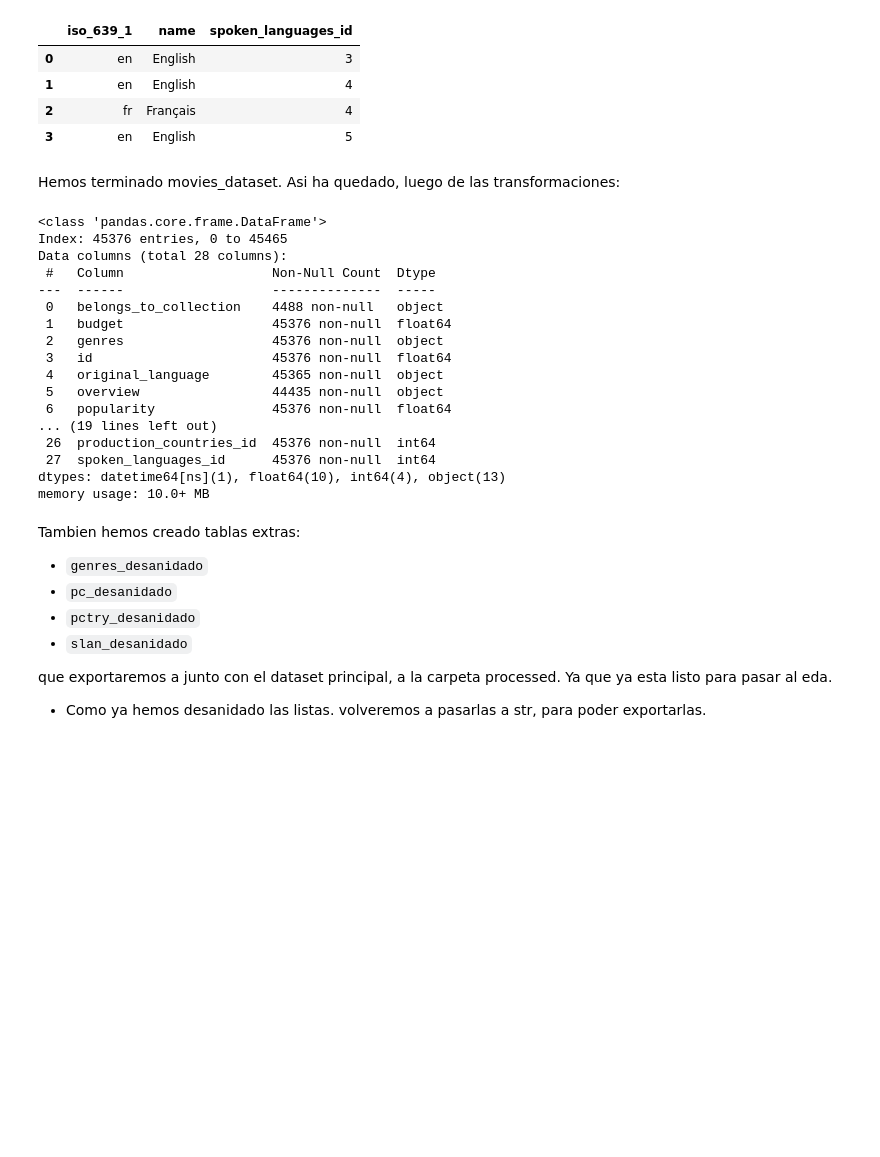
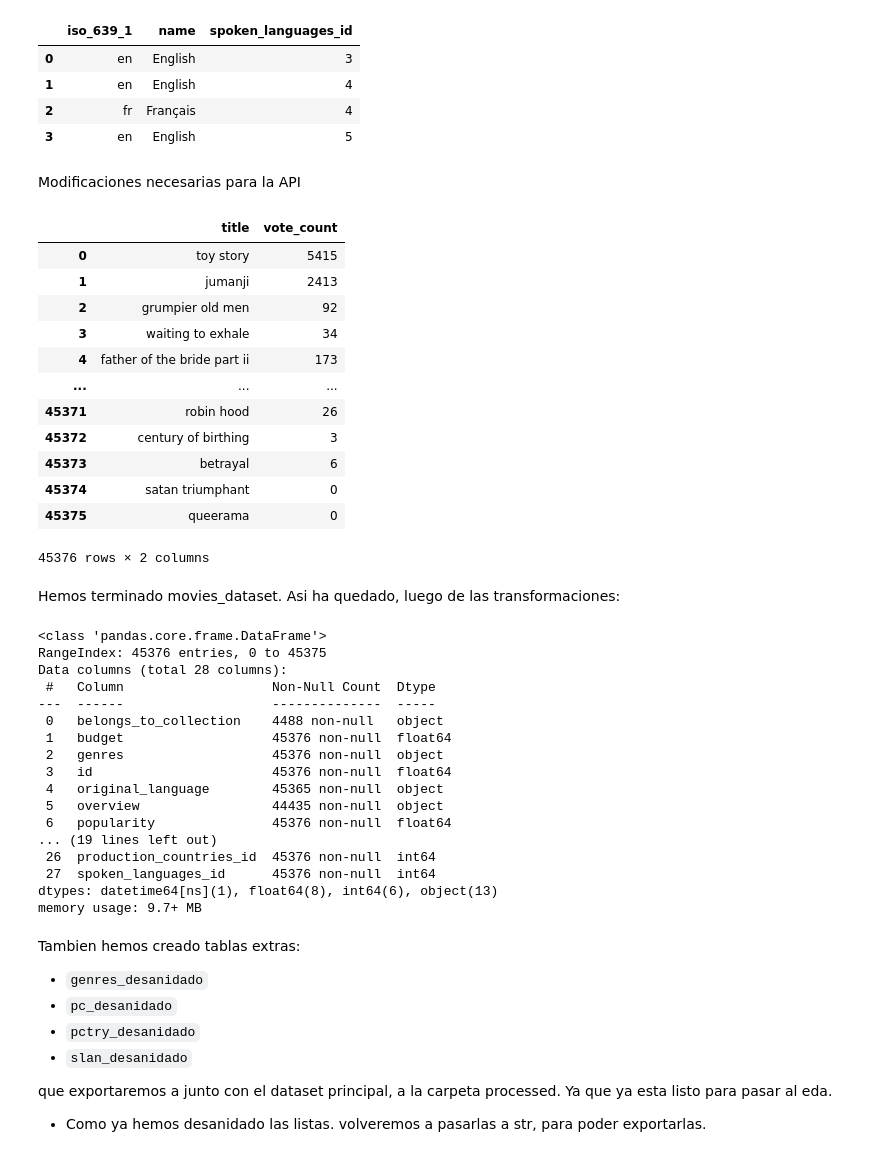
Before and after one commit to mauricioarcez/MLops, a Jupyter notebook: notebooks/etl.ipynb, the cells around one changed output. Cells and saved outputs as stored; diff of their text form; code cells hidden in the pictures; blank space fills up the shorter version.

```diff
--- a/notebooks/etl.ipynb
+++ b/notebooks/etl.ipynb
@@ -405,13 +405,38 @@ slan_desanidado.head(4)
 | 1 | en | English | 4 |
 | 2 | fr | Français | 4 |
 | 3 | en | English | 5 |
+# %% [markdown]
+Modificaciones necesarias para la API
+# %%
+# Cambiamos a minisculas las peliculas para que la api no diferencie entre minusculas y mayusculas los titulos.
+df['title'] = df['title'].str.lower()
+
+# columnas tipo float. cambiemoslo a int.
+df['release_year'] = df['release_year'].astype(int)
+df['vote_count'] = df['vote_count'].astype(int)
+# %%
+df[['title','vote_count']]
+# %% [output]
+|  | title | vote_count |
+| 0 | toy story | 5415 |
+| 1 | jumanji | 2413 |
+| 2 | grumpier old men | 92 |
+| 3 | waiting to exhale | 34 |
+| 4 | father of the bride part ii | 173 |
+| ... | ... | ... |
+| 45371 | robin hood | 26 |
+| 45372 | century of birthing | 3 |
+| 45373 | betrayal | 6 |
+| 45374 | satan triumphant | 0 |
+| 45375 | queerama | 0 |
+45376 rows × 2 columns
 # %% [markdown]
 Hemos terminado movies_dataset. Asi ha quedado, luego de las transformaciones:
 # %%
 df.info()
 # %% [output]
 <class 'pandas.core.frame.DataFrame'>
-Index: 45376 entries, 0 to 45465
+RangeIndex: 45376 entries, 0 to 45375
 Data columns (total 28 columns):
  #   Column                   Non-Null Count  Dtype
 ---  ------                   --------------  -----
@@ -425,8 +450,8 @@ Data columns (total 28 columns):
 ... (19 lines left out)
  26  production_countries_id  45376 non-null  int64
  27  spoken_languages_id      45376 non-null  int64
-dtypes: datetime64[ns](1), float64(10), int64(4), object(13)
-memory usage: 10.0+ MB
+dtypes: datetime64[ns](1), float64(8), int64(6), object(13)
+memory usage: 9.7+ MB
 # %% [markdown]
 Tambien hemos creado tablas extras:
 - `genres_desanidado`
```
Also changed, not shown: 2 other files.
